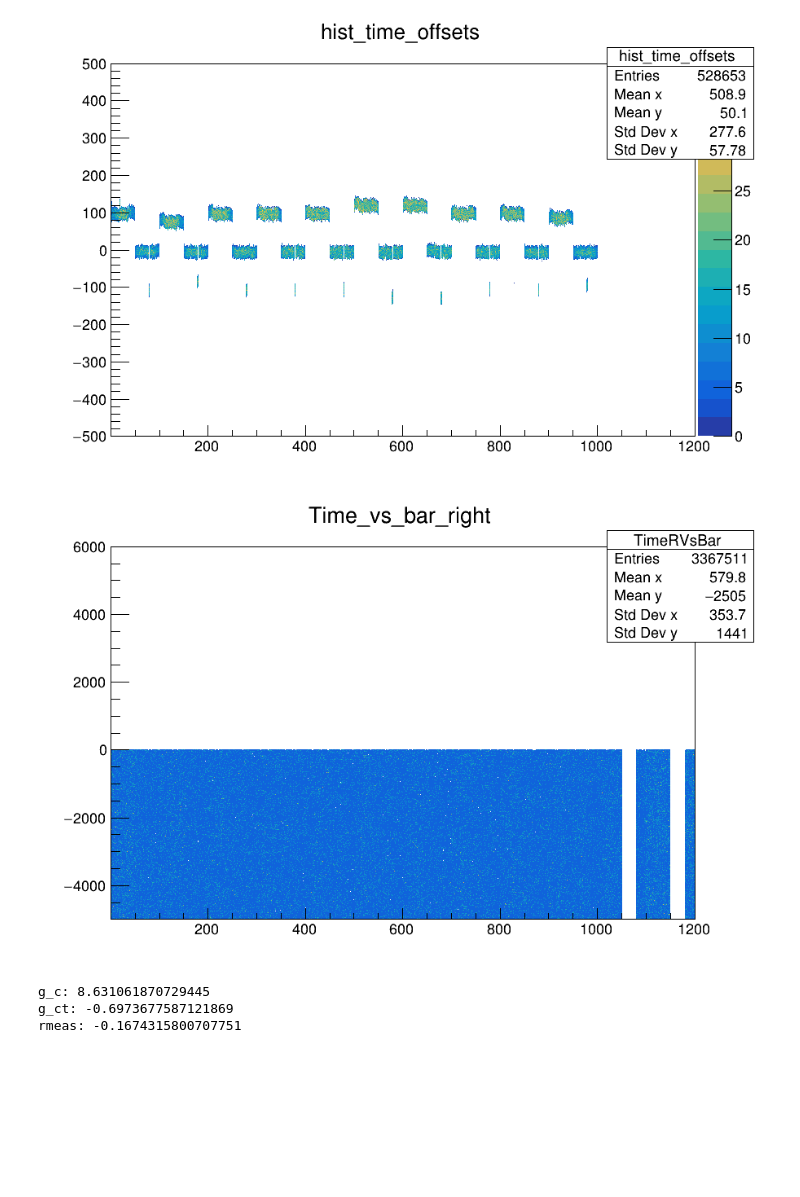
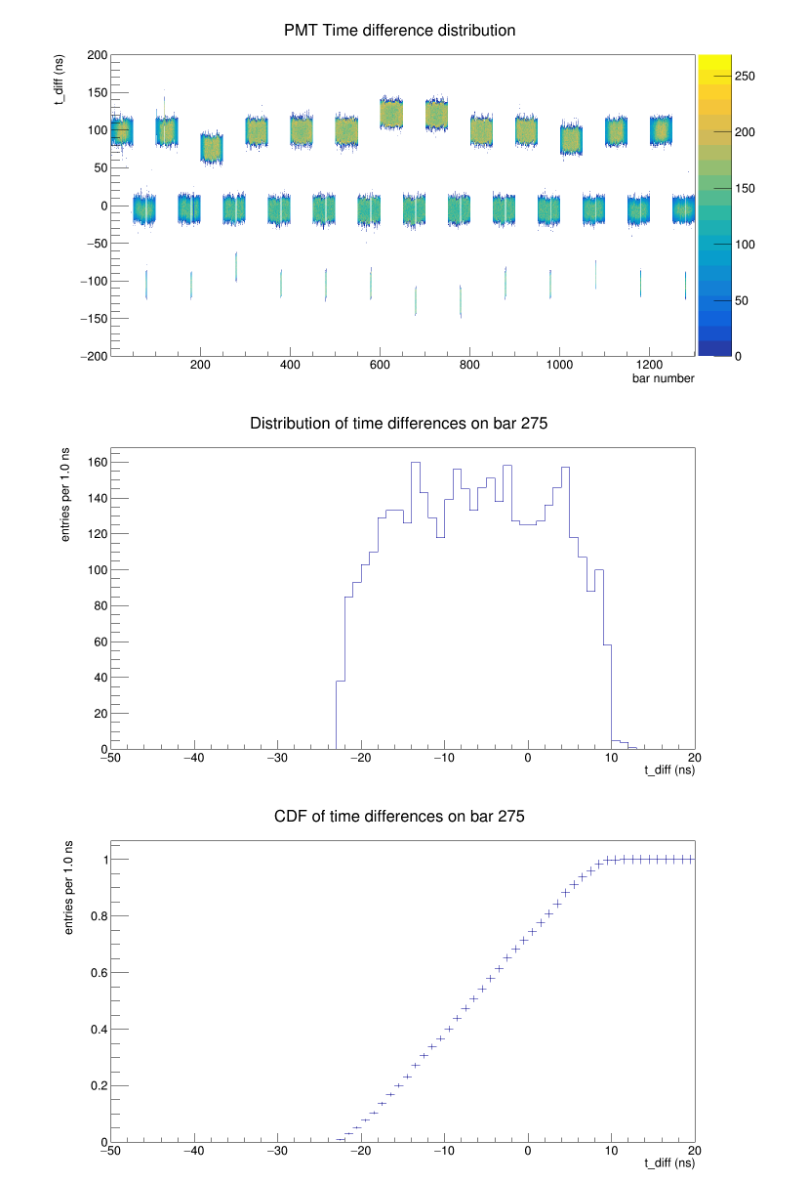
Before and after one commit to YanzhaoW/r3b_jupyter, a Jupyter notebook: calibration/millepede.ipynb, the cells around one changed output. Cells and saved outputs as stored; diff of their text form; code cells hidden in the pictures; blank space fills up the shorter version.

```diff
--- a/calibration/millepede.ipynb
+++ b/calibration/millepede.ipynb
@@ -11,3 +13,3 @@ Welcome to JupyROOT 6.30/02
 # %%
 %jsroot off
-canvas = ROOT.TCanvas("canvas", "canvas", 0, 0, 900, 600);
+canvas = ROOT.TCanvas("canvas", "canvas", 0, 0, 1500, 800);
@@ -14,3 +18,4 @@ canvas = ROOT.TCanvas("canvas", "canvas", 0, 0, 900, 600);
 # %%
-sns.set_theme(rc={'figure.figsize':(20.7,8.27)})
+sns.set_theme(rc={'figure.figsize':(16.7,8.27)})
+sns.set_style("whitegrid", {'grid.linestyle': '--'})
 # %%
@@ -59,34 +78,39 @@ ax.set(xlim = (0, 1200));
 # %%
-hist_filename = "/lustre/r3b/ywang/calibration/s515/run49x/millepede/cal.root"
+# hist_filename = "/lustre/r3b/ywang/calibration/s515/run49x/millepede/cal.root"
+hist_filename = "/lustre/r3b/ywang/exp202402/prebeam/millepede2/cal.root"
 hist_file = ROOT.TFile(hist_filename, "read")
 hist_folder = hist_file.GetDirectory("HistMonitor/NeulandCal2HitParTask")
 hist_time_offsets = hist_folder.Get("hist_time_offsets")
+hist_time_offsets.GetYaxis().SetRangeUser(-200, 200)
+hist_time_offsets.GetYaxis().SetTitle("t_diff (ns)")
+hist_time_offsets.GetXaxis().SetTitle("bar number")
+hist_time_offsets.SetTitle("PMT Time difference distribution")
+hist_time_offsets.SetStats(0)
 hist_time_offsets.Draw("CLOZ")
 canvas.Draw()
 # %% [output]
-[figure, old version]
+[figure, new version]
 # %%
-canvas.Clear()
-hist_folder2 = hist_file.GetDirectory("HistMonitor/NeulandMapped2Cal")
-hist2 = hist_folder2.Get("TimeRVsBar")
-hist2.Draw()
+# module_num = 343
+# module_num = 254
+module_num = 275
+hist_module = hist_time_offsets.ProjectionY("_y", module_num, module_num)
+hist_module.GetXaxis().SetRangeUser(-50, 20)
+hist_module.SetStats(0)
+hist_module.SetTitle(f"Distribution of time differences on bar {module_num}")
+bin_width = hist_module.GetXaxis().GetBinWidth(1)
+hist_module.GetYaxis().SetTitle(f"entries per {bin_width} ns")
+hist_module.Draw()
 canvas.Draw()
 # %% [output]
-[figure, old version]
+[figure, new version]
 # %%
-effective_c_offset_id = 76
-effective_c_id = 1076
-t_sub = -0.021
-
-t_diff =data_frame.loc[effective_c_offset_id - 1, "t_diff"] / 100.
-speed =data_frame.loc[effective_c_offset_id - 1, "effective_speed"]
-print(f"g_c: {speed}")
-t_diff_speed = t_diff * speed
-print(f"g_ct: {t_diff_speed}")
-
-rmeas = 0 - t_sub * speed + 0.5 * t_diff_speed
-print(f"rmeas: {rmeas}")
+hist_module_scale = hist_module.Clone()
+hist_module_scale.Scale(1 / hist_module.GetEntries())
+hist_module_int = hist_module_scale.GetCumulative()
+hist_module_int.SetTitle(f"CDF of time differences on bar {module_num}")
+hist_module_int.GetYaxis().SetTitle(f"entries per {bin_width} ns")
+hist_module_int.Draw()
+canvas.Draw()
 # %% [output]
-g_c: 8.631061870729445
-g_ct: -0.6973677587121869
-rmeas: -0.1674315800707751
+[figure, added]
```
Also changed, not shown: parts of 10 cells of this notebook, 4 other files.
